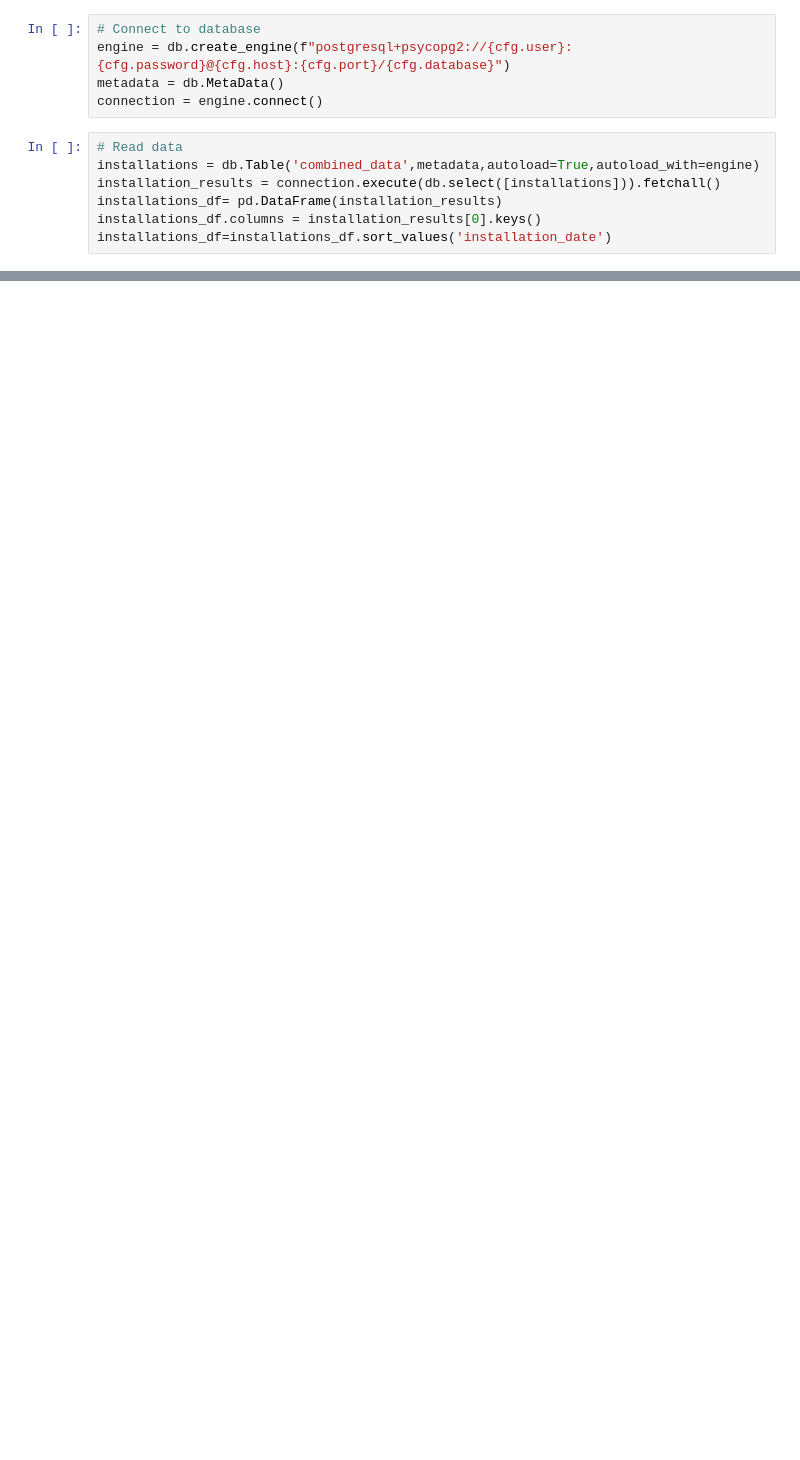
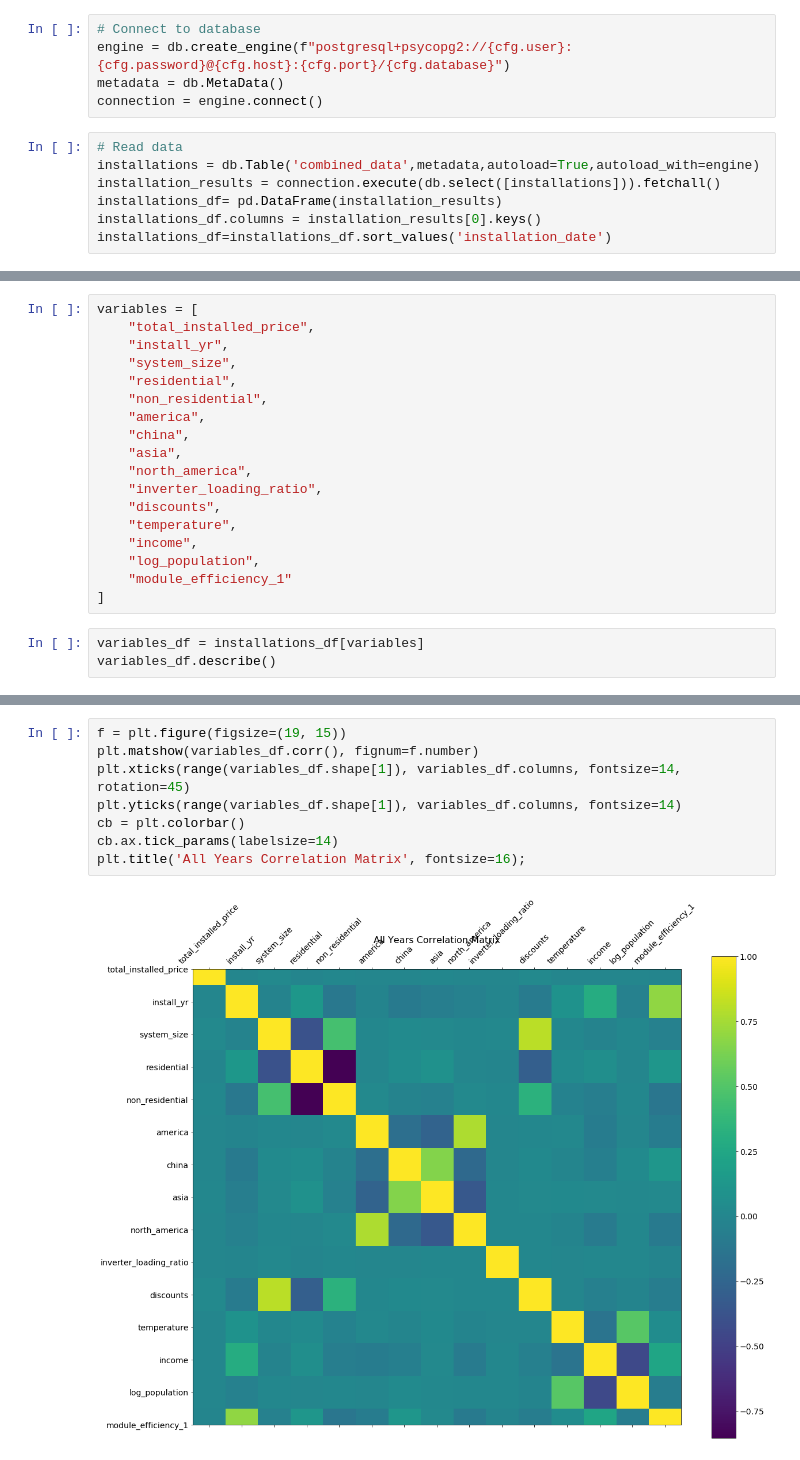
Before and after one commit to janinewhite/Solar-Predicitions, a Jupyter notebook: Data Analysis.ipynb, the cells around one changed output, grey strips where cells are left out. Cells and saved outputs as stored; diff of their text form; blank space fills up the shorter version.

```diff
--- a/Data Analysis.ipynb
+++ b/Data Analysis.ipynb
@@ -37,0 +66,21 @@ y =
+# %%
+variables = [
+    "total_installed_price",
+    "install_yr",
+    "system_size",
+    "residential",
+    "non_residential",
+    "america",
+    "china",
+    "asia",
+    "north_america",
+    "inverter_loading_ratio",
+    "discounts",
+    "temperature",
+    "income",
+    "log_population",
+    "module_efficiency_1"
+]
+# %%
+variables_df = installations_df[variables]
+variables_df.describe()
@@ -37,0 +97,10 @@ y =
+# %%
+f = plt.figure(figsize=(19, 15))
+plt.matshow(variables_df.corr(), fignum=f.number)
+plt.xticks(range(variables_df.shape[1]), variables_df.columns, fontsize=14, rotation=45)
+plt.yticks(range(variables_df.shape[1]), variables_df.columns, fontsize=14)
+cb = plt.colorbar()
+cb.ax.tick_params(labelsize=14)
+plt.title('All Years Correlation Matrix', fontsize=16);
+# %% [output]
+[figure, added]
```
Also changed, not shown: parts of 21 cells of this notebook, 22 other files.
